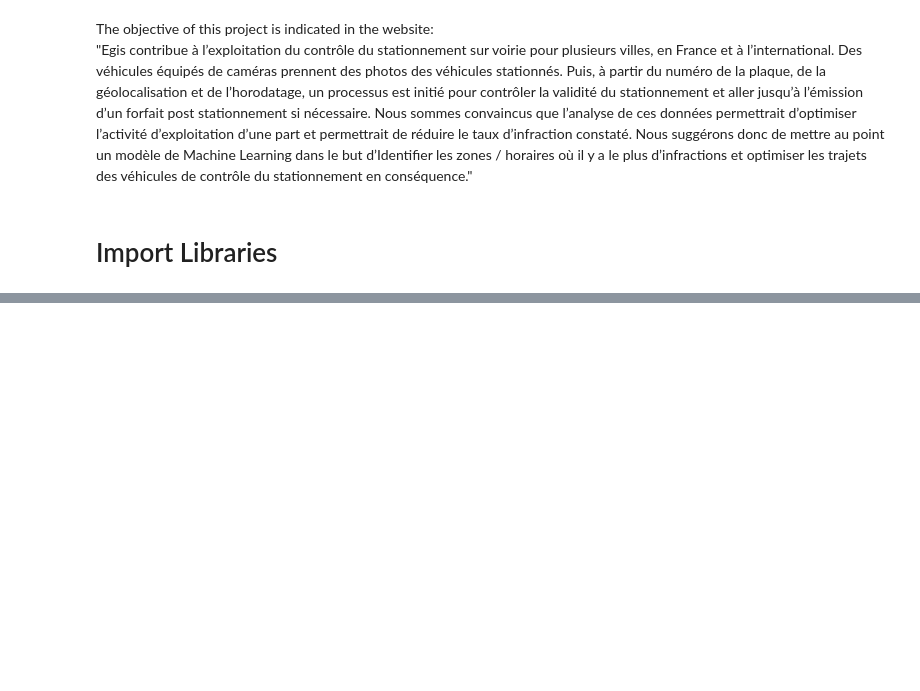
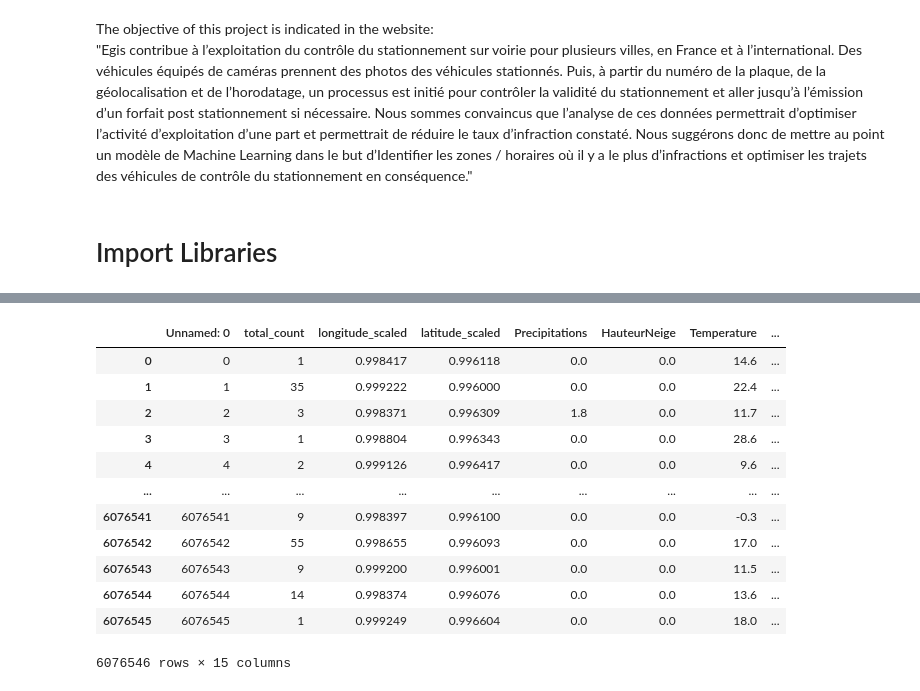
Before and after one commit to FrozenPasta/Egis_Datacraft, a Jupyter notebook: egisData.ipynb, the cells around one changed output, grey strips where cells are left out. Cells and saved outputs as stored; diff of their text form; code cells hidden in the pictures; blank space fills up the shorter version.

```diff
--- a/egisData.ipynb
+++ b/egisData.ipynb
@@ -45,0 +92,16 @@ print(X_train.head(100).to_string(index=False))
+# %%
+X_train
+# %% [output]
+|  | Unnamed: 0 | total_count | longitude_scaled | latitude_scaled | Precipitations | HauteurNeige | Temperature | ... |
+| 0 | 0 | 1 | 0.998417 | 0.996118 | 0.0 | 0.0 | 14.6 | ... |
+| 1 | 1 | 35 | 0.999222 | 0.996000 | 0.0 | 0.0 | 22.4 | ... |
+| 2 | 2 | 3 | 0.998371 | 0.996309 | 1.8 | 0.0 | 11.7 | ... |
+| 3 | 3 | 1 | 0.998804 | 0.996343 | 0.0 | 0.0 | 28.6 | ... |
+| 4 | 4 | 2 | 0.999126 | 0.996417 | 0.0 | 0.0 | 9.6 | ... |
+| ... | ... | ... | ... | ... | ... | ... | ... | ... |
+| 6076541 | 6076541 | 9 | 0.998397 | 0.996100 | 0.0 | 0.0 | -0.3 | ... |
+| 6076542 | 6076542 | 55 | 0.998655 | 0.996093 | 0.0 | 0.0 | 17.0 | ... |
+| 6076543 | 6076543 | 9 | 0.999200 | 0.996001 | 0.0 | 0.0 | 11.5 | ... |
+| 6076544 | 6076544 | 14 | 0.998374 | 0.996076 | 0.0 | 0.0 | 13.6 | ... |
+| 6076545 | 6076545 | 1 | 0.999249 | 0.996604 | 0.0 | 0.0 | 18.0 | ... |
+6076546 rows × 15 columns
```
Also changed, not shown: parts of 10 cells of this notebook.
